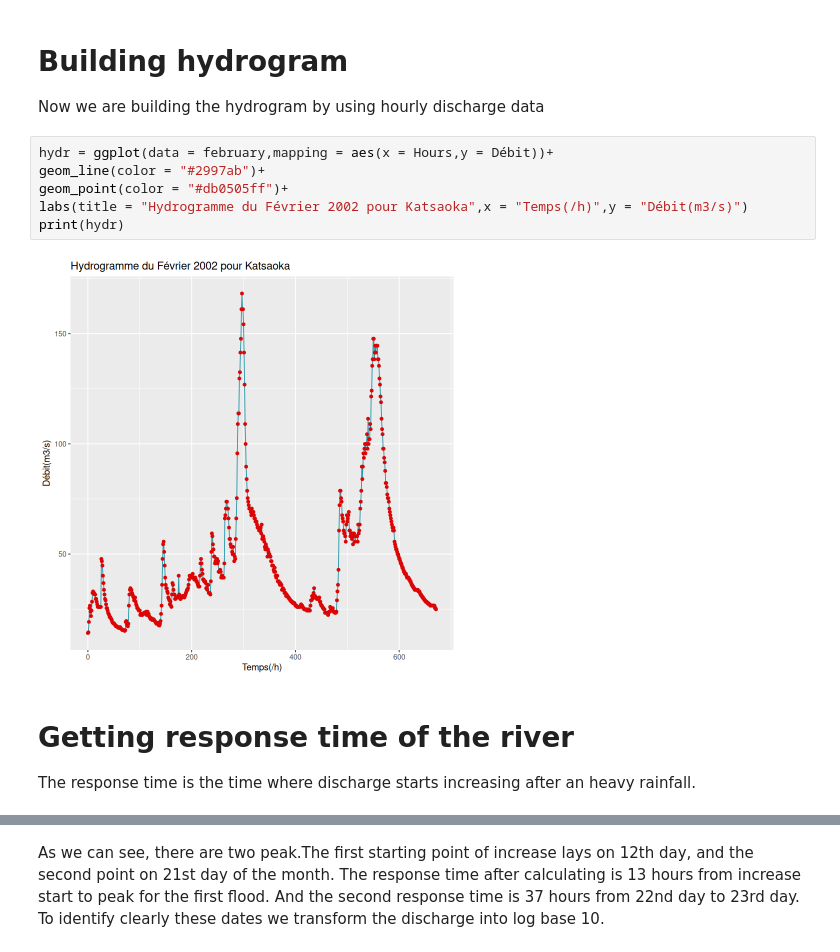
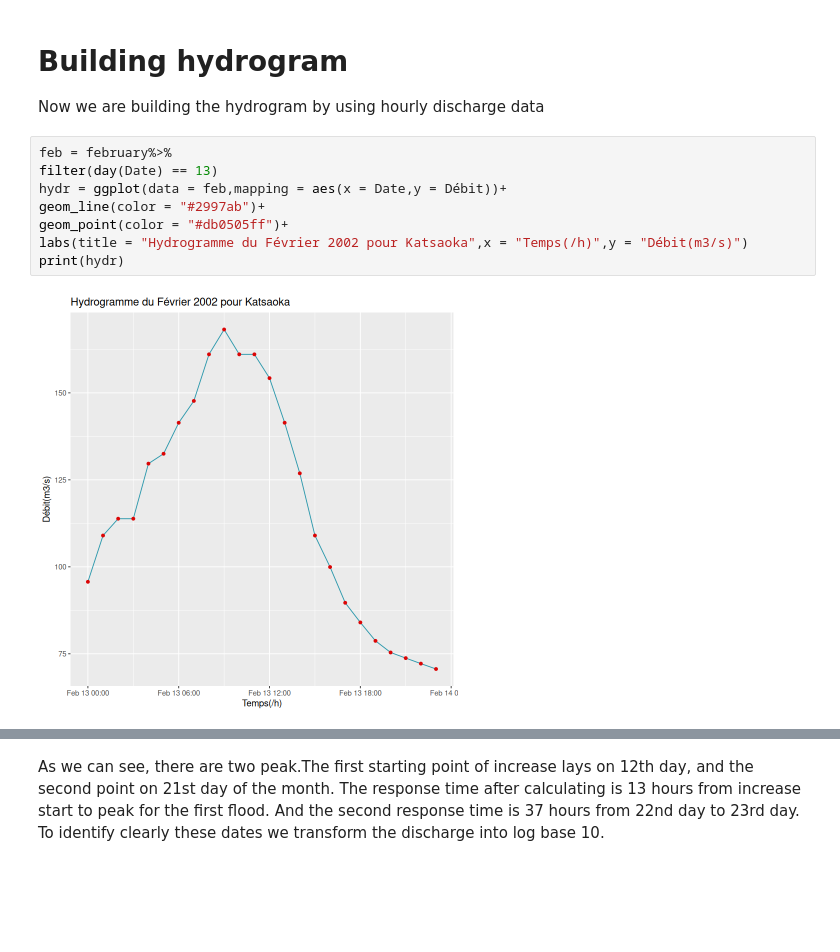
Before and after one commit to dinasdata/Data_analysis_repository, a Jupyter notebook: analysis.ipynb, the cells around one changed output, grey strips where cells are left out. Drawn from its saved outputs; the diff is of its cells as text; blank space fills up the shorter version.

```diff
--- a/analysis.ipynb
+++ b/analysis.ipynb
@@ -105,13 +106,12 @@ So, as we can see the peak event is located on February 13th, with a discharge o
 # Building hydrogram
 Now we are building the hydrogram by using hourly discharge data
 # %%
-hydr = ggplot(data = february,mapping = aes(x = Hours,y = Débit))+
+feb = february%>%
+filter(day(Date) == 13)
+hydr = ggplot(data = feb,mapping = aes(x = Date,y = Débit))+
 geom_line(color = "#2997ab")+
 geom_point(color = "#db0505ff")+
 labs(title = "Hydrogramme du Février 2002 pour Katsaoka",x = "Temps(/h)",y = "Débit(m3/s)")
 print(hydr)
 # %% [output]
-[figure, old version]
+[figure, new version]
-# %% [markdown]
-# Getting response time of the river
-The response time is the time where discharge starts increasing after an heavy rainfall.
```
Also changed, not shown: parts of 3 cells of this notebook, 1 other file.
